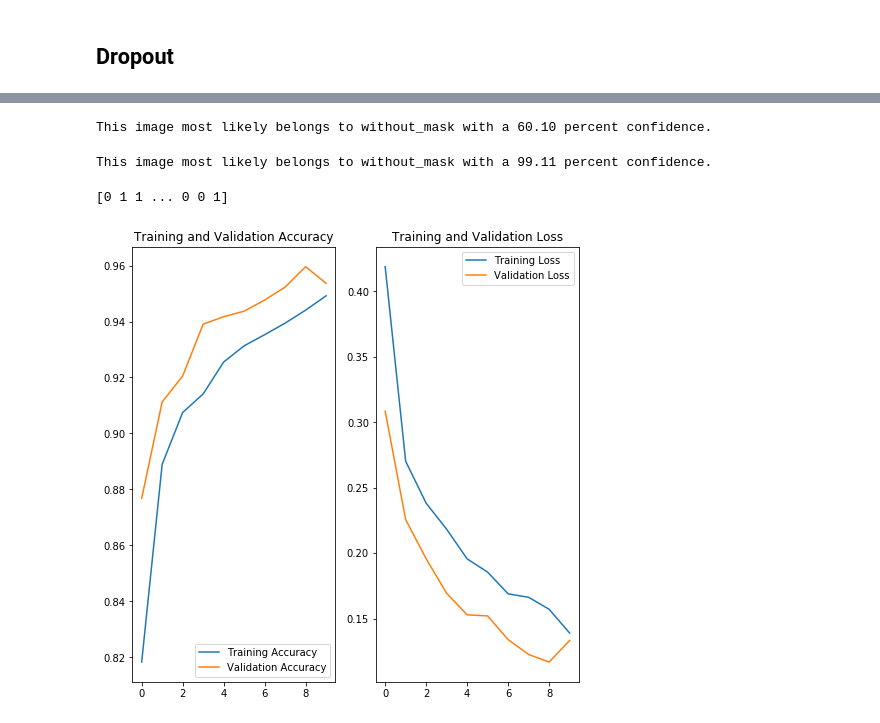
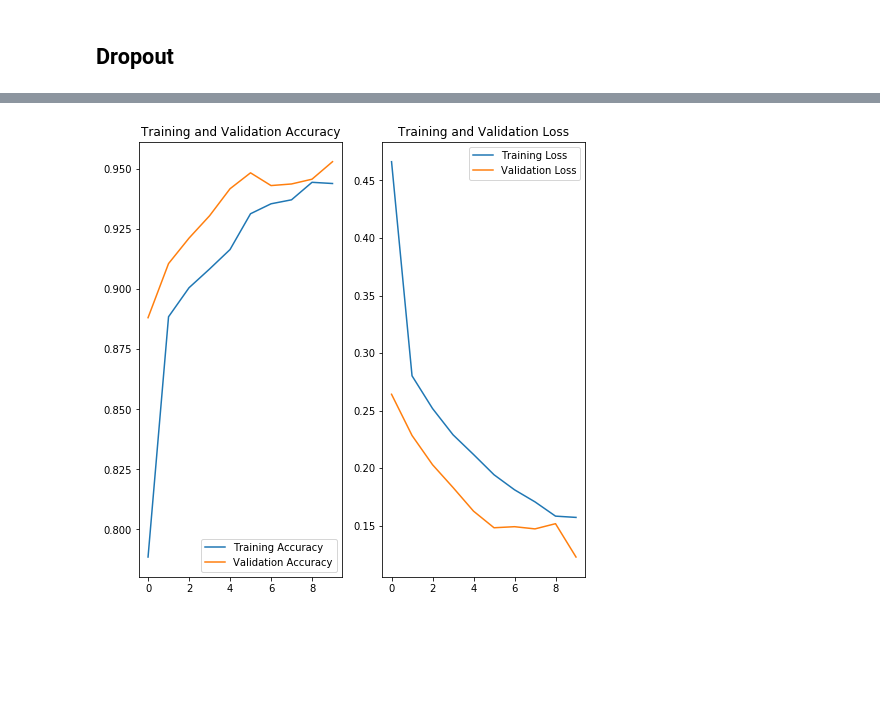
Before and after one commit to DaniBrew4/Deep-Learning-Mask, a Jupyter notebook: MaskDL_Foster.ipynb, the cells around one changed output, grey strips where cells are left out. Cells and saved outputs as stored; diff of their text form; code cells hidden in the pictures; blank space fills up the shorter version.

```diff
--- a/MaskDL_Foster.ipynb
+++ b/MaskDL_Foster.ipynb
@@ -239,17 +121,0 @@ This image most likely belongs to with_mask with a 100.00 percent confidence.
-# %%
-nomask2_url = "https://images.news.iu.edu/dams/ngeskt3qtg_actual.jpg"
-nomask2_path = tf.keras.utils.get_file('nomask2', origin=nomask2_url)
-
-img = keras.preprocessing.image.load_img(
-    nomask2_path, target_size=(img_height, img_width)
-)
-img_array = keras.preprocessing.image.img_to_array(img)
-img_array = tf.expand_dims(img_array, 0) # Create a batch
-
-predictions = model.predict(img_array)
-score = tf.nn.softmax(predictions[0])
-
-print(
-    "This image most likely belongs to {} with a {:.2f} percent confidence."
-    .format(class_names[np.argmax(score)], 100 * np.max(score))
-)
@@ -309,14 +180,14 @@ model2 = Sequential([
   layers.Dropout(0.2),
   layers.Flatten(),
   layers.Dense(128, activation='relu'),
-  layers.Dense(num_classes)
+  layers.Dense(1, activation='sigmoid')
 ])
 # %%
 model2.compile(optimizer='adam',
-              loss=tf.keras.losses.SparseCategoricalCrossentropy(from_logits=True),
-              metrics=['accuracy'])
+              loss='binary_crossentropy',
+              metrics=['accuracy', keras.metrics.Recall(), keras.metrics.Precision()])
 # %%
-history = model2.fit(
+history2 = model2.fit(
   training_ds,
   validation_data=testing_ds,
   epochs=10
@@ -457,68 +216,24 @@ This image most likely belongs to without_mask with a 55.14 percent confidence.
-# %%
-trump_url = "https://static.politico.com/dims4/default/0b4104a/2147483647/resize/1160x%3E/quality/90/?url=https%3A%2F%2Fstatic.politico.com%2F30%2F77%2Fa140563649a2abe9b2365547e182%2Fap20316609887776-1.jpg"
-trump_path = tf.keras.utils.get_file('trump', origin=trump_url)
-
-img = keras.preprocessing.image.load_img(
-    trump_path, target_size=(img_height, img_width)
-)
-img_array = keras.preprocessing.image.img_to_array(img)
-img_array = tf.expand_dims(img_array, 0) # Create a batch
-
-predictions = model2.predict(img_array)
-score = tf.nn.softmax(predictions[0])
-
-print(
-    "This image most likely belongs to {} with a {:.2f} percent confidence."
-    .format(class_names[np.argmax(score)], 100 * np.max(score))
-)
-# %% [output]
-This image most likely belongs to without_mask with a 60.10 percent confidence.
-# %%
-obama2_url = "https://www.biography.com/.image/t_share/MTE4MDAzNDEwNzg5ODI4MTEw/barack-obama-12782369-1-402.jpg"
-obama2_path = tf.keras.utils.get_file('obama2', origin=obama2_url)
-
-img = keras.preprocessing.image.load_img(
-    obama2_path, target_size=(img_height, img_width)
-)
-img_array = keras.preprocessing.image.img_to_array(img)
-img_array = tf.expand_dims(img_array, 0) # Create a batch
-
-predictions = model2.predict(img_array)
-score = tf.nn.softmax(predictions[0])
-
-print(
-    "This image most likely belongs to {} with a {:.2f} percent confidence."
-    .format(class_names[np.argmax(score)], 100 * np.max(score))
-)
-# %% [output]
-This image most likely belongs to without_mask with a 99.11 percent confidence.
-# %%
-predictions = model2.predict(testing_ds)
-predicted_classes = np.argmax(predictions, axis=1)
-print(predicted_classes)
-# %% [output]
-[0 1 1 ... 0 0 1]
 # %%
-acc = history.history['accuracy']
-val_acc = history.history['val_accuracy']
+acc = history2.history['accuracy']
+val_acc = history2.history['val_accuracy']
 
-loss = history.history['loss']
-val_loss = history.history['val_loss']
+loss = history2.history['loss']
+val_loss = history2.history['val_loss']
 
 epochs_range = range(10)
 
 plt.figure(figsize=(8, 8))
 plt.subplot(1, 2, 1)
 plt.plot(epochs_range, acc, label='Training Accuracy')
 plt.plot(epochs_range, val_acc, label='Validation Accuracy')
 plt.legend(loc='lower right')
 plt.title('Training and Validation Accuracy')
 
 plt.subplot(1, 2, 2)
 plt.plot(epochs_range, loss, label='Training Loss')
 plt.plot(epochs_range, val_loss, label='Validation Loss')
 plt.legend(loc='upper right')
 plt.title('Training and Validation Loss')
 plt.show()
 # %% [output]
-[figure, old version]
+[figure, new version]
```
Also changed, not shown: parts of 24 cells of this notebook.
